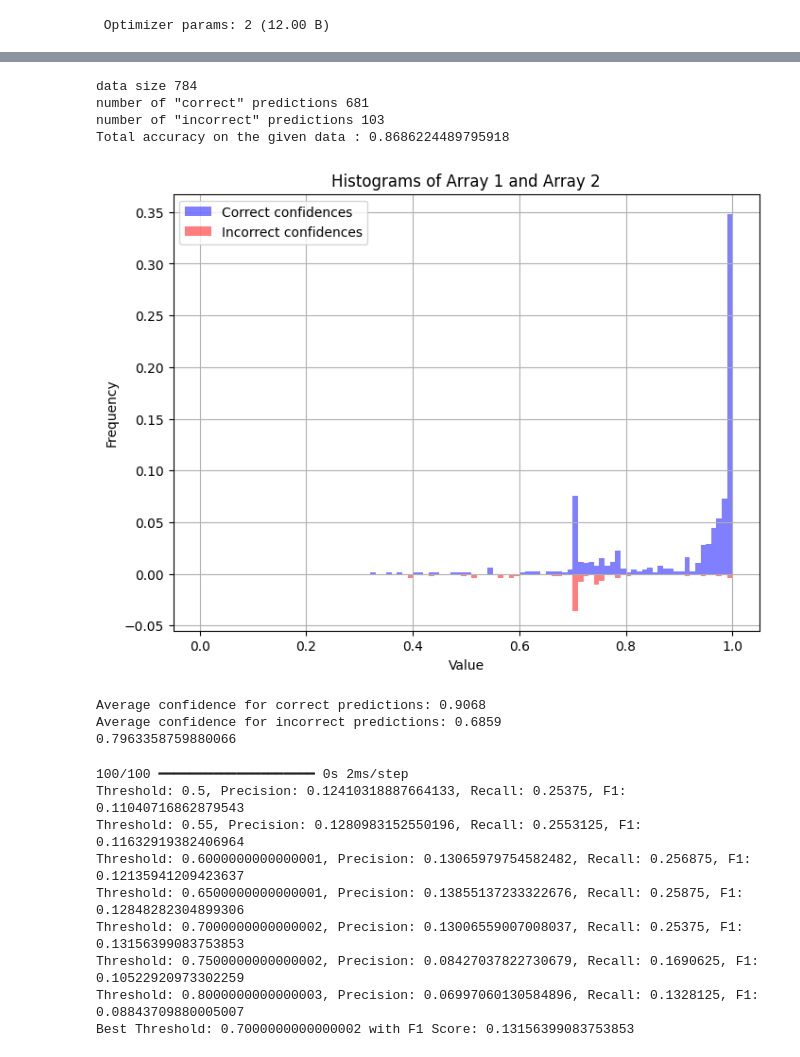
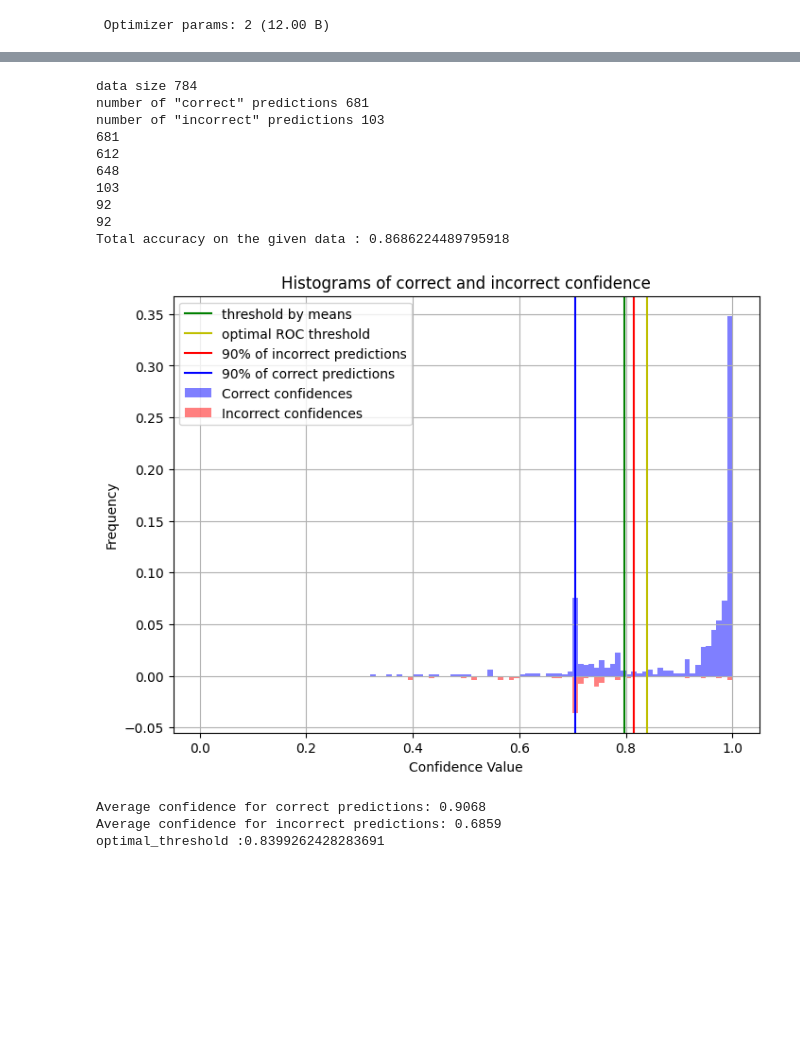
Before and after one commit to ArpanJohn/Transient_Classification, a Jupyter notebook: CNN-testing.ipynb, the cells around one changed output, grey strips where cells are left out. Saved outputs shown, nothing was run; the diff lists cells and outputs as text; code cells hidden in the pictures; blank space fills up the shorter version.

```diff
--- a/CNN-testing.ipynb
+++ b/CNN-testing.ipynb
@@ -1129,34 +1165,28 @@ y_pred = model_2.predict(X_test)
 # %%
 # Analyse test data
-
-avg_correct, avg_incorrect = analyze_predictions(y_pred, Y_test)
+avg_correct, avg_incorrect,roc_threshold_test, roc_auc, fpr, tpr, thresholds = analyze_predictions(y_pred, Y_test)
 
 print(f"Average confidence for correct predictions: {avg_correct:.4f}")
 print(f"Average confidence for incorrect predictions: {avg_incorrect:.4f}")
 
-threshold = (avg_correct + avg_incorrect)/2
-print(threshold)
+
+# print(f'thresholds :{thresholds}')
+print(f'optimal_threshold :{roc_threshold_test}')
 # %% [output]
 data size 784
 number of "correct" predictions 681
 number of "incorrect" predictions 103
+681
+612
+648
+103
+92
+92
 Total accuracy on the given data : 0.8686224489795918
-[figure, old version]
+[figure, new version]
 Average confidence for correct predictions: 0.9068
 Average confidence for incorrect predictions: 0.6859
-0.7963358759880066
+optimal_threshold :0.8399262428283691
-# %%
-threshold, F1 = find_threshold(model_2,Y_train,threshold_range=np.arange(0.5, 0.8, 0.05))
-# %% [output]
-100/100 ━━━━━━━━━━━━━━━━━━━━ 0s 2ms/step
-Threshold: 0.5, Precision: 0.12410318887664133, Recall: 0.25375, F1: 0.11040716862879543
-Threshold: 0.55, Precision: 0.1280983152550196, Recall: 0.2553125, F1: 0.11632919382406964
-Threshold: 0.6000000000000001, Precision: 0.13065979754582482, Recall: 0.256875, F1: 0.12135941209423637
-Threshold: 0.6500000000000001, Precision: 0.13855137233322676, Recall: 0.25875, F1: 0.12848282304899306
-Threshold: 0.7000000000000002, Precision: 0.13006559007008037, Recall: 0.25375, F1: 0.13156399083753853
-Threshold: 0.7500000000000002, Precision: 0.08427037822730679, Recall: 0.1690625, F1: 0.10522920973302259
-Threshold: 0.8000000000000003, Precision: 0.06997060130584896, Recall: 0.1328125, F1: 0.08843709880005007
-Best Threshold: 0.7000000000000002 with F1 Score: 0.13156399083753853
 # %%
 from sklearn.metrics import confusion_matrix, ConfusionMatrixDisplay
 import matplotlib.pyplot as plt
```
Also changed, not shown: parts of 13 cells of this notebook.
